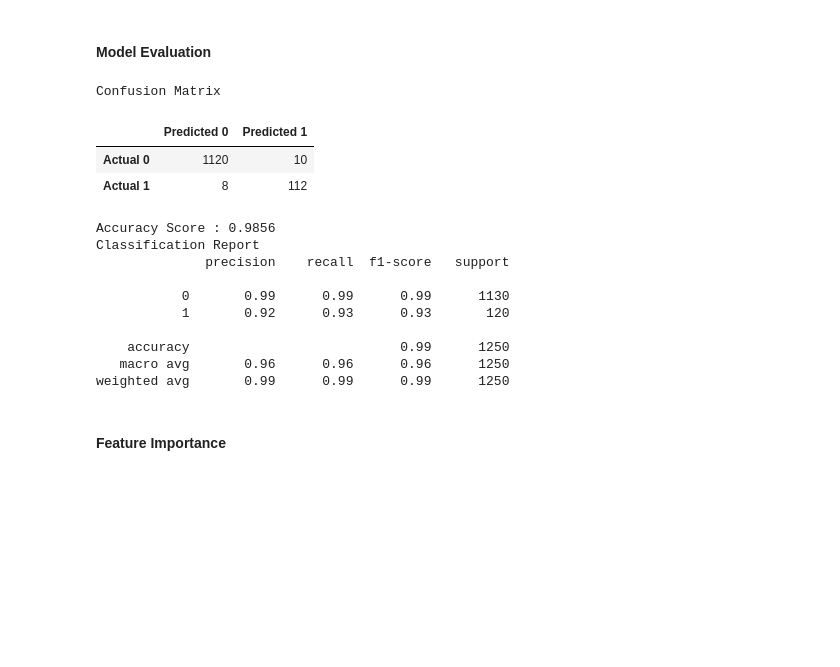
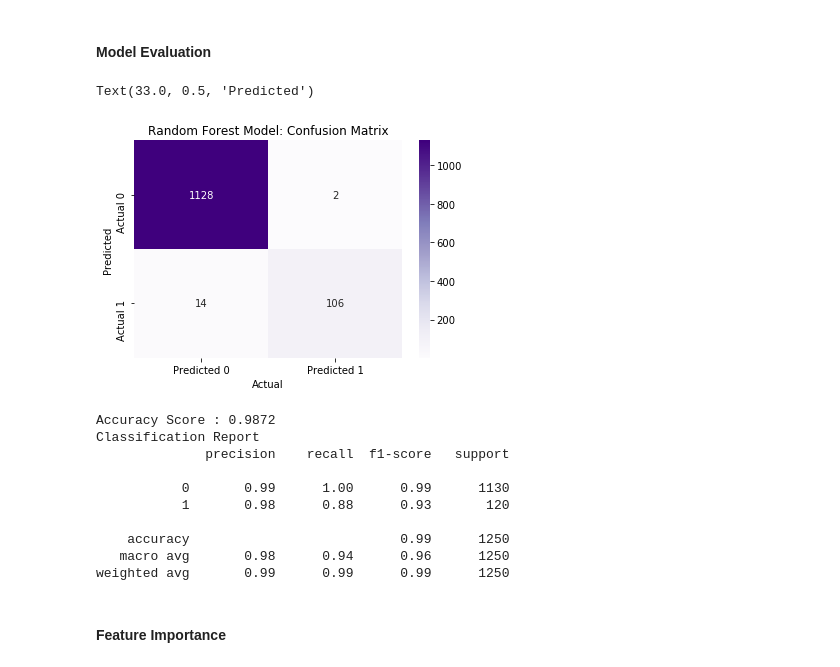
Before and after one commit to adgeli/Personal_Loan_Classification_Model, a Jupyter notebook: source code/RandomForest.ipynb, the cells around one changed output. Cells and saved outputs as stored; diff of their text form; code cells hidden in the pictures; blank space fills up the shorter version.

```diff
--- a/source code/RandomForest.ipynb
+++ b/source code/RandomForest.ipynb
@@ -75,34 +94,44 @@ predictions = rf_model.predict(X_test_scaled)
 # Calculating the confusion matrix
 
 cm = confusion_matrix(y_test, predictions)
-cm_df = pd.DataFrame(
+cm_df_scaled = pd.DataFrame(
     cm, index=["Actual 0", "Actual 1"], columns=["Predicted 0", "Predicted 1"]
 )
 
 # Calculating the accuracy score
-acc_score = accuracy_score(y_test, predictions)
+acc_score_scaled = accuracy_score(y_test, predictions)
+# %%
+# Displaying results
+
+# Display the confusion matrix
+sns.heatmap(cm_df_scaled,
+            cmap = 'Purples',
+            fmt = '',
+            annot = True)
+
+# Set plot labels
+plt.title("Random Forest Model: Confusion Matrix")
+plt.xlabel("Actual")
+plt.ylabel("Predicted")
+# %% [output]
+Text(33.0, 0.5, 'Predicted')
+[figure, added]
 # %%
-# Displaying results
-print("Confusion Matrix")
-display(cm_df)
-print(f"Accuracy Score : {acc_score}")
+print(f"Accuracy Score : {acc_score_scaled}")
 print("Classification Report")
-print(classification_report(y_test, predictions))
+rf_cassrep_scaled = classification_report(y_test, predictions)
+print(rf_cassrep_scaled)
 # %% [output]
-Confusion Matrix
+Accuracy Score : 0.9872
+Classification Report
+              precision    recall  f1-score   support
+
+           0       0.99      1.00      0.99      1130
+           1       0.98      0.88      0.93       120
+
+    accuracy                           0.99      1250
+   macro avg       0.98      0.94      0.96      1250
+weighted avg       0.99      0.99      0.99      1250
-|  | Predicted 0 | Predicted 1 |
-| Actual 0 | 1120 | 10 |
-| Actual 1 | 8 | 112 |
-Accuracy Score : 0.9856
-Classification Report
-              precision    recall  f1-score   support
-
-           0       0.99      0.99      0.99      1130
-           1       0.92      0.93      0.93       120
-
-    accuracy                           0.99      1250
-   macro avg       0.96      0.96      0.96      1250
-weighted avg       0.99      0.99      0.99      1250
 # %% [markdown]
 #### Feature Importance
 # %%
```
Also changed, not shown: parts of 51 cells of this notebook.
